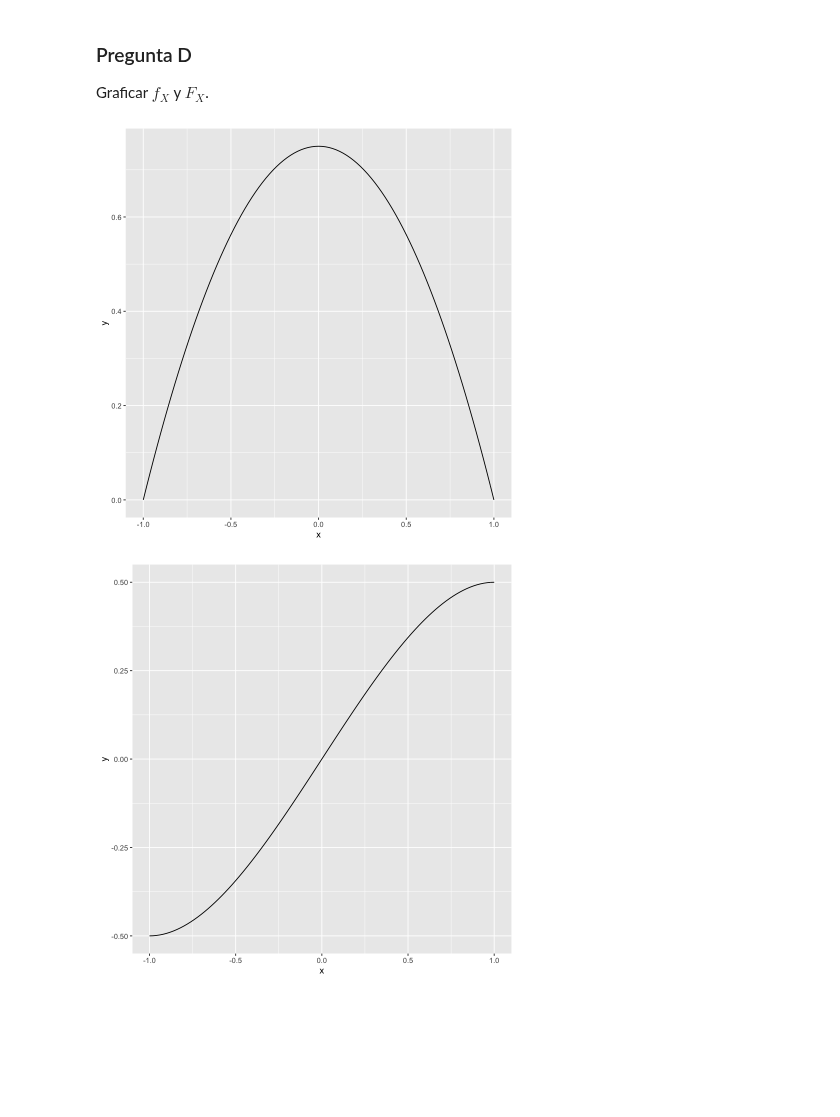
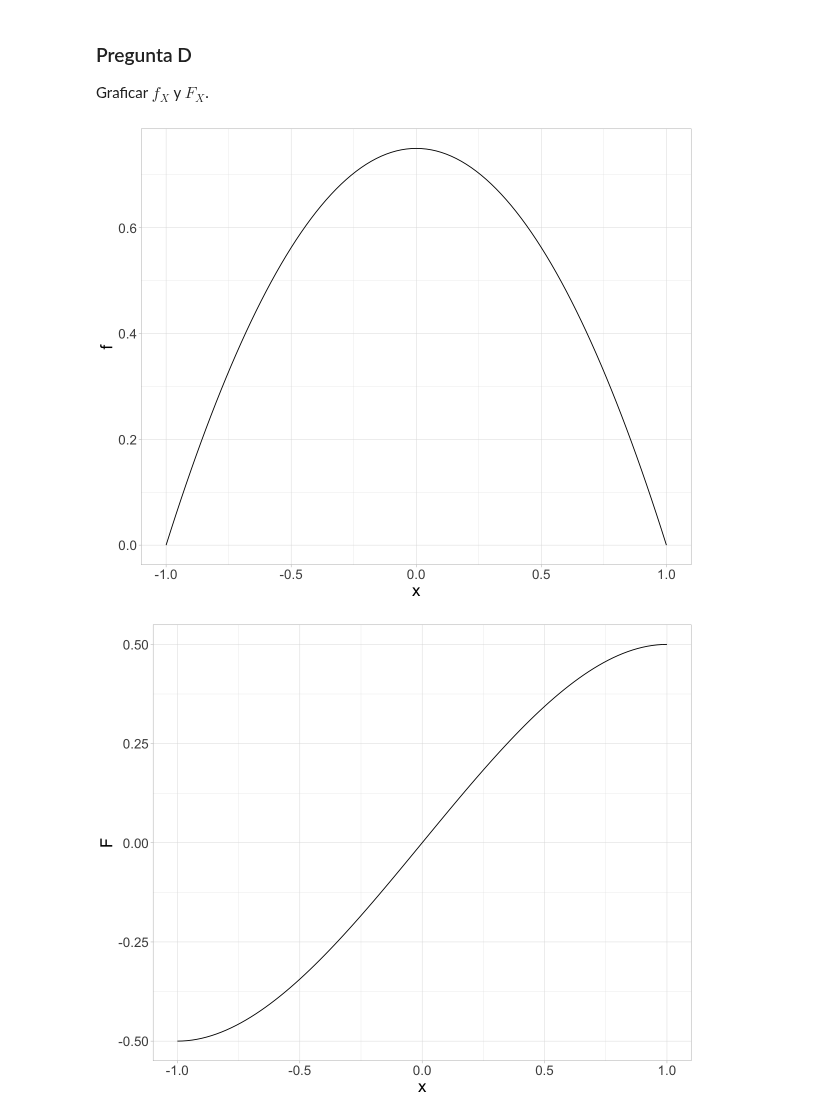
Before and after one commit to honi/uba-probabilidad-y-estadistica, a Jupyter notebook: Soluciones/Práctica3.ipynb, the cells around one changed output. Saved outputs shown, nothing was run; the diff lists cells and outputs as text; code cells hidden in the pictures; blank space fills up the shorter version.

```diff
--- a/Soluciones/Práctica3.ipynb
+++ b/Soluciones/Práctica3.ipynb
@@ -1,5 +1,6 @@
 # %%
 library(ggplot2)
+theme_set(theme_light() + theme(text=element_text(size=20)))
 # %% [markdown]
 # Práctica 3
 # %% [markdown]
@@ -52,14 +53,16 @@ Graficar $f_X$ y $F_X$.
 # %%
 f = function(x) 0.75 * (1 - x^2)
 F = function(x) 0.75 * (x - x^3/3)
 
 ggplot(data = data.frame(x=0), mapping=aes(x=x)) +
     stat_function(fun=f) +
-    xlim(-1, 1)
+    xlim(-1, 1) +
+    ylab('f')
 
 ggplot(data = data.frame(x=0), mapping=aes(x=x)) +
     stat_function(fun=F) +
-    xlim(-1, 1)
+    xlim(-1, 1) +
+    ylab('F')
 # %% [output]
-[figure, old version]
+[figure, new version]
-[figure, old version]
+[figure, new version]
```
Also changed, not shown: parts of 7 cells of this notebook.
